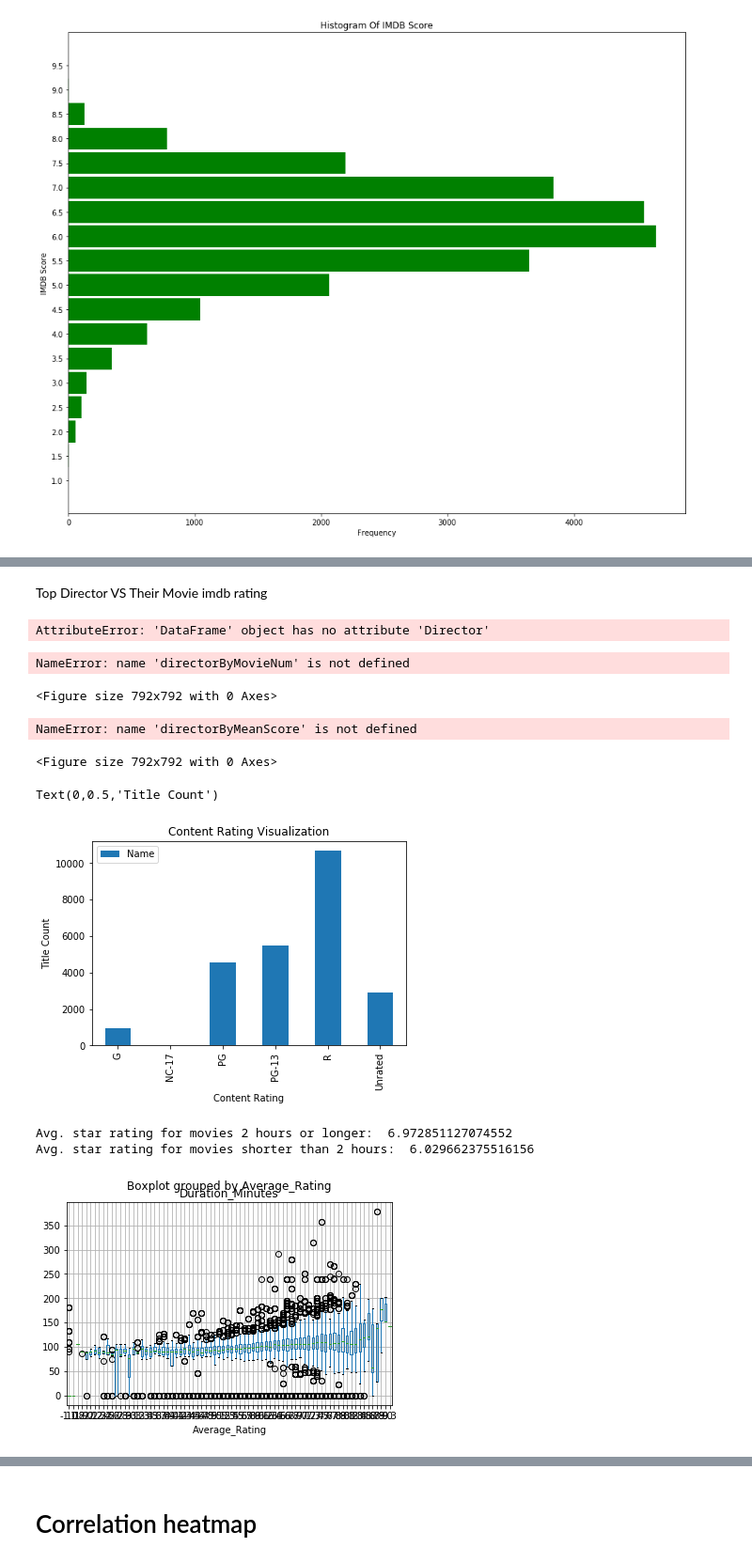
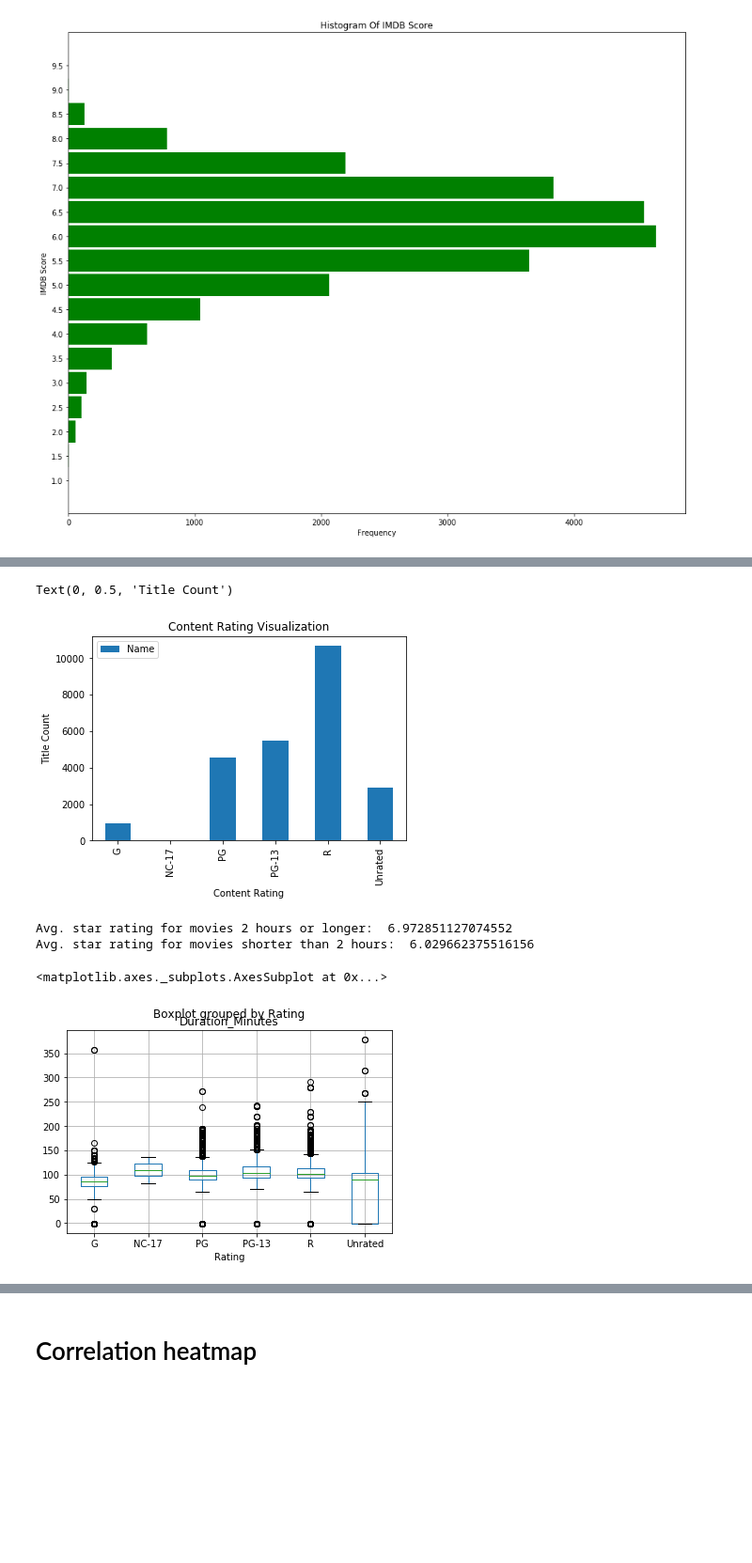
Before and after one commit to ZakBastiani/DataScienceProject2019, a Jupyter notebook: Data Processing.ipynb, the cells around one changed output, grey strips where cells are left out. Shown at 94% size. Saved outputs shown, nothing was run; the diff lists cells and outputs as text; code cells hidden in the pictures; blank space fills up the shorter version.

```diff
--- a/Data Processing.ipynb
+++ b/Data Processing.ipynb
@@ -117,9 +130,7 @@ indexNames = movies[ (movies['Year'] == 0) & (movies['Rating'] == 'Unrated')&(mo
 # Delete these row indexes from dataFrame
 movies.drop(indexNames , inplace=True)
 # %%
-g = (movies.Genres.str.split(',', expand=True)
-            .stack()
-            .to_frame(name='genre'))
+g = (movies.Genres.str.split(',', expand=True).stack().to_frame(name='genre'))
 g.index = g.index.droplevel(1)
 g["genre"] = g["genre"].str.replace(' ','')
 g["genre"] = g["genre"].str.replace('}','')
@@ -278,8 +251,7 @@ movies["Director_One"]= director[0]
 movies["Director_two"]= director[1]
 movies["Director_three"]= director[2]
 movies["Director_four"]= director[3]
-movies.drop(columns =["Director"], inplace = True)
+# movies.drop(columns =["Director"], inplace = True)
 z=movies.Director_One.value_counts()
 z1 = z.to_dict() #converts to dictionary
-
 movies['CountOfMoviesDirected'] = movies['Director_One'].map(z1)
@@ -388,70 +353,10 @@ plt.show()
-# %% [markdown]
-Top Director VS Their Movie imdb rating
-# %%
-director=list(movies.Director.unique())
-df=pd.DataFrame(columns=['director','directorScoreMean','directorImdbScore','directorMovieNUm'])
-
-for i in director:
-    tmp=list(movies.Average_Rating[movies.Director==i])
-    if len(tmp)>1:
-         df=df.append({'director': i,'directorScoreMean': sum(tmp)/len(tmp),'directorImdbScore': tmp,'directorMovieNUm' :len(tmp)},ignore_index=True)
-
-tmp=(df.sort_values(['directorScoreMean'],ascending=False)).head(25)
-directorByMeanScore=list(tmp.director)
-directorByMeanScore.reverse()
-ScoreByMeanScore=list(tmp.directorImdbScore)
-ScoreByMeanScore.reverse()
-
-
-tmp=(df.sort_values(['directorMovieNUm'],ascending=False)).head(25)
-directorByMovieNum =list(tmp.director)
-directorByMovieNum.reverse()
-ScoreByMovieNum=list(tmp.directorImdbScore)
-ScoreByMovieNum.reverse()
-# %% [output]
-AttributeError: 'DataFrame' object has no attribute 'Director'
-# %%
-#directorByMovieNum
-plt.figure(figsize=(11,11))
-for i in range(len(directorByMovieNum)):
-    for j in ScoreByMovieNum[i]:
-        plt.scatter(i,j,c=j,vmin=3,vmax=10)
-
-
-#tmp=plt.scatter(c=ScoreByMovieNum)
-plt.colorbar(fraction=.04)
-plt.title("Top Director vs Their IMDB Rating ")
-plt.ylabel('Movies IMDB Rating')
-plt.xlabel("\nDirector's Name")
-plt.xticks(range(25),directorByMovieNum,rotation=90)
-
-plt.show()
-# %% [output]
-NameError: name 'directorByMovieNum' is not defined
-<Figure size 792x792 with 0 Axes>
-# %%
-#directorByMeanScore
-plt.figure(figsize=(11,11))
-for i in range(len(directorByMeanScore)):
-    for j in ScoreByMeanScore[i]:
-        plt.scatter(i,j,c=j,vmin=6,vmax=10)
-
-plt.xticks(range(25),directorByMeanScore,rotation=90)
-plt.title("Top Director vs Their IMDB Score\n Interm Of Their Average IMDB Score ")
-plt.ylabel('Movies IMDB Score')
-plt.xlabel("\nDirector's Name")
-plt.colorbar(fraction=.04)
-plt.show()
-# %% [output]
-NameError: name 'directorByMeanScore' is not defined
-<Figure size 792x792 with 0 Axes>
 # %%
 # use a visualization to display that same data, including a title and x and y labels
 movies[['Rating' ,'Name']].groupby('Rating').count().plot(kind='bar', title='Content Rating Visualization')
 plt.xlabel('Content Rating')
 plt.ylabel('Title Count')
 # %% [output]
-Text(0,0.5,'Title Count')
+Text(0, 0.5, 'Title Count')
 [figure]
 # %%
 # calculate the average star rating for movies 2 hours or longer,
@@ -462,7 +367,8 @@ print('Avg. star rating for movies 2 hours or longer: ', movies[movies['Duration
 Avg. star rating for movies 2 hours or longer:  6.972851127074552
 Avg. star rating for movies shorter than 2 hours:  6.029662375516156
 # %%
-# use a visualization to detect whether there is a relationship between duration and star rating
-movies.boxplot(column='Duration_Minutes', by='Average_Rating');
+# visualize the relationship between rating and duration
+movies.boxplot(column='Duration_Minutes', by='Rating')
 # %% [output]
+<matplotlib.axes._subplots.AxesSubplot at 0x...>
-[figure, old version]
+[figure, new version]
```
Also changed, not shown: parts of 61 cells of this notebook.
